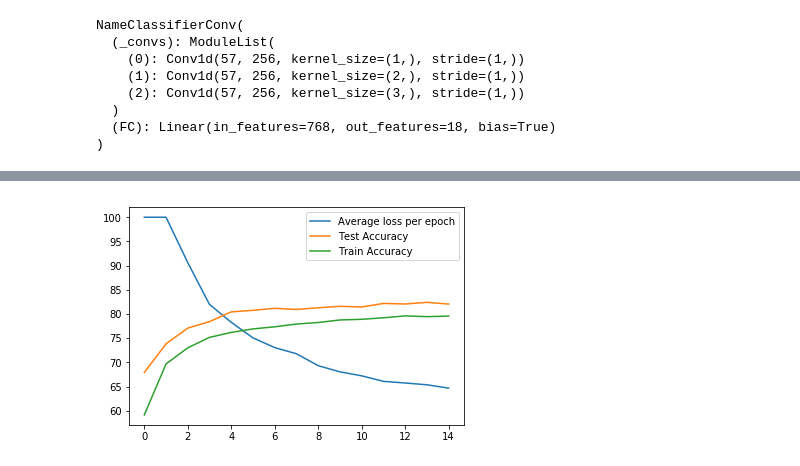
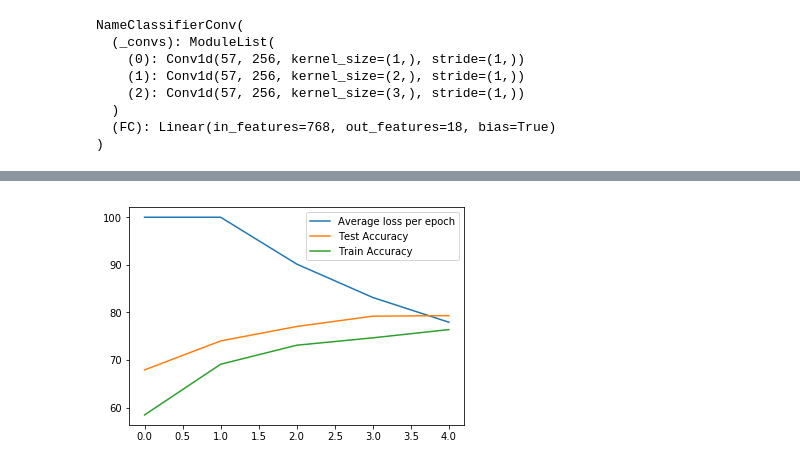
Before and after one commit to bobflagg/classifying-names, a Jupyter notebook: Classifying-Names-CNN.ipynb, the cells around one changed output, grey strips where cells are left out. Drawn from its saved outputs; the diff is of its cells as text; code cells hidden in the pictures.

```diff
--- a/Classifying-Names-CNN.ipynb
+++ b/Classifying-Names-CNN.ipynb
@@ -146,6 +146,6 @@ NameClassifierConv(
 )
 # %%
 %%time
-epochs=15
+epochs=5
 train(classifier, train_loader, test_loader, epochs, seq_length, num_chars, classes, lr=0.001)
 # %% [output]
@@ -169,3 +159,3 @@ Wall time: 43.4 s
-[figure, old version]
+[figure, new version]
 # %%
 show_confusion(classifier, train_loader, seq_length, num_chars, classes)
```
Also changed, not shown: parts of 3 cells of this notebook, 3 other files.
